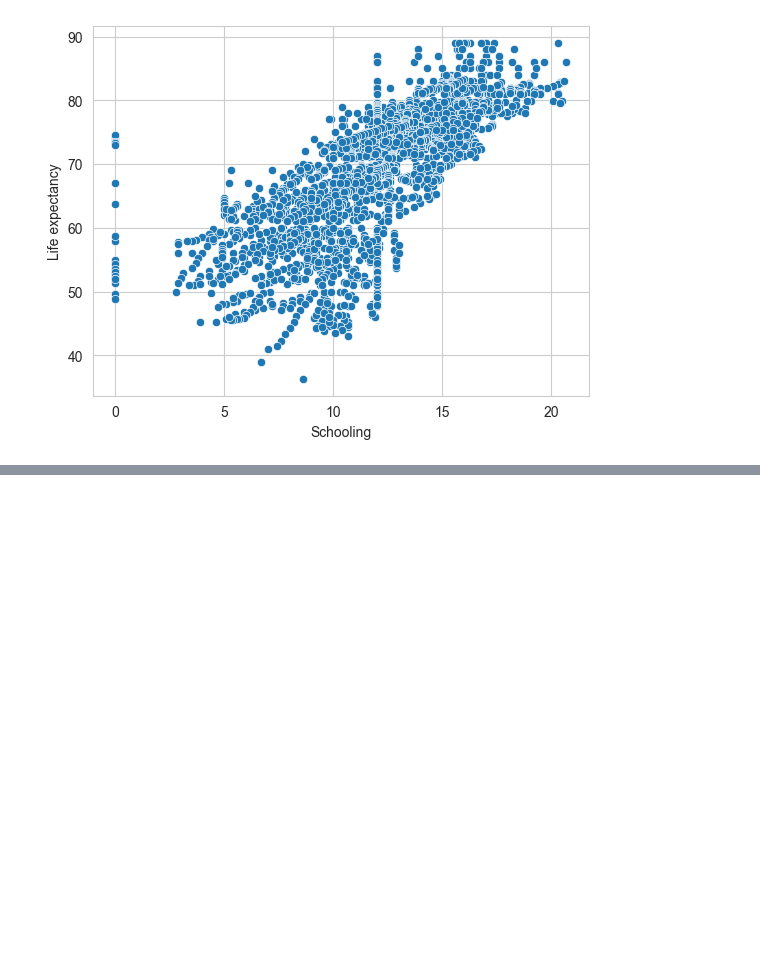
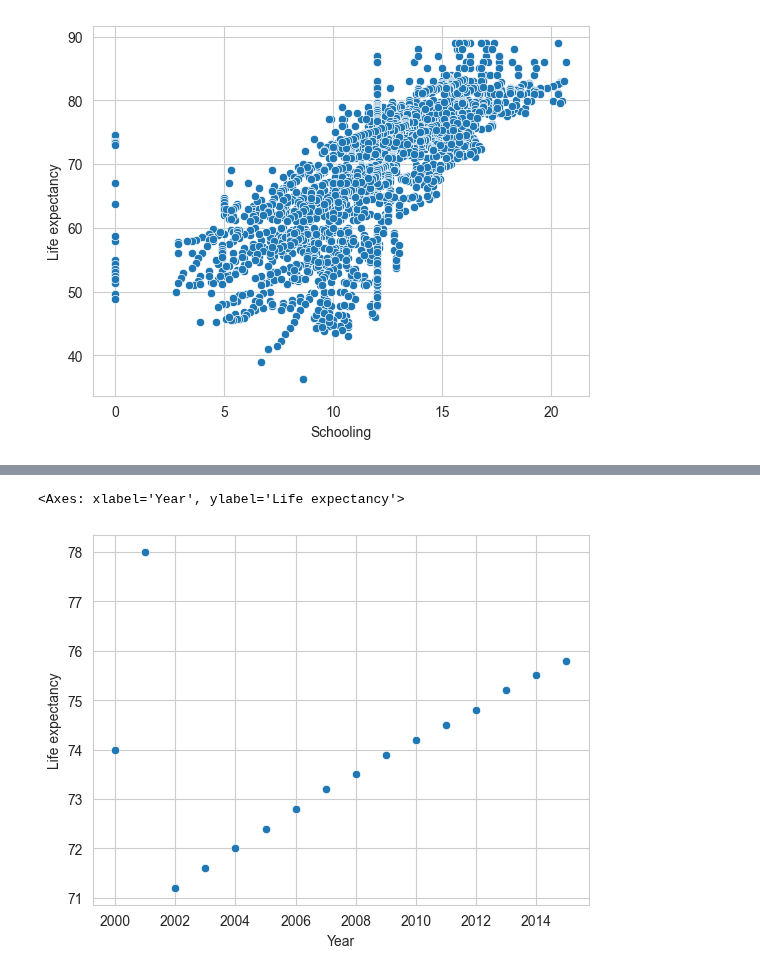
Before and after one commit to berkaybgk/portfolio, a Jupyter notebook: regression/eda.ipynb, the cells around one changed output, grey strips where cells are left out. Drawn from its saved outputs; the diff is of its cells as text; code cells hidden in the pictures; blank space fills up the shorter version.

```diff
--- a/regression/eda.ipynb
+++ b/regression/eda.ipynb
@@ -182,3 +182,9 @@ sns.scatterplot(data=df, x="Schooling", y="Life expectancy")
 # %% [output]
 <Axes: xlabel='Schooling', ylabel='Life expectancy'>
 [figure]
+# %%
+turkey_df = pd.read_csv("resources/life_expectancy.csv")
+turkey_df = turkey_df[turkey_df["Country"] == "Turkey"]
+
+# turkey_df = clean_life_exp_data(turkey_df)
+turkey_df
@@ -184,0 +210,5 @@ sns.scatterplot(data=df, x="Schooling", y="Life expectancy")
+# %%
+sns.scatterplot(data=turkey_df, x="Year", y="Life expectancy")
+# %% [output]
+<Axes: xlabel='Year', ylabel='Life expectancy'>
+[figure, added]
```
Also changed, not shown: parts of 6 cells of this notebook, 7 other files.
